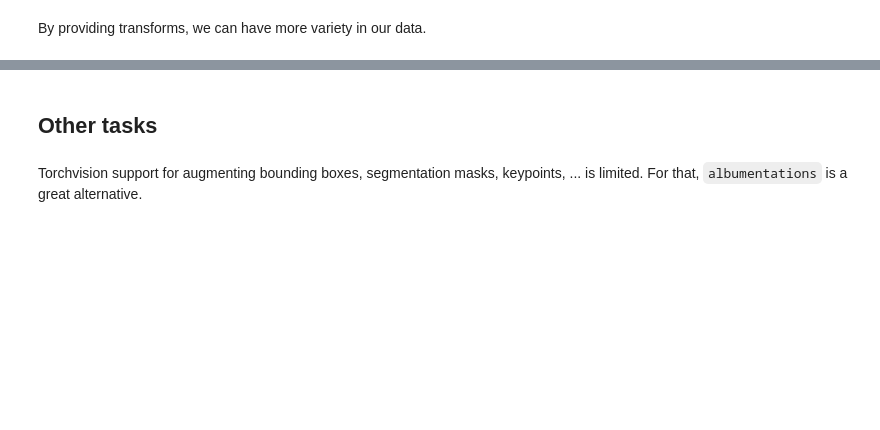
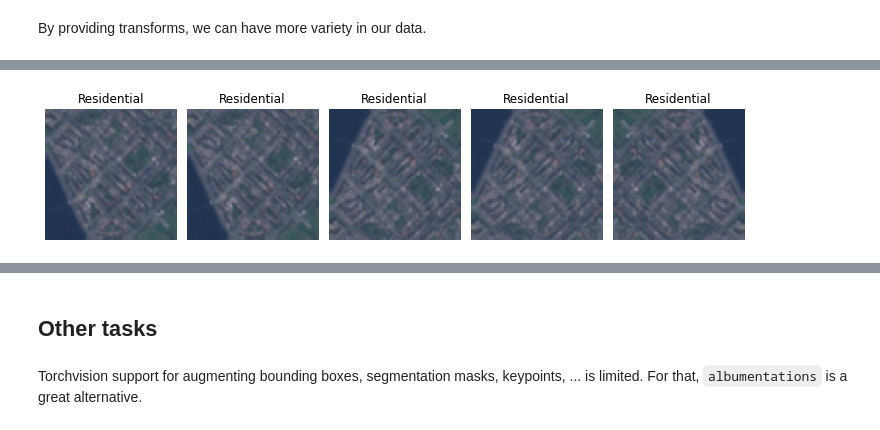
Before and after one commit to earthpulse/pytorchEO, a Jupyter notebook: tutorials/data_augmentation.ipynb, the cells around one changed output, grey strips where cells are left out. Saved outputs shown, nothing was run; the diff lists cells and outputs as text; code cells hidden in the pictures; blank space fills up the shorter version.

```diff
--- a/tutorials/data_augmentation.ipynb
+++ b/tutorials/data_augmentation.ipynb
@@ -77,0 +52,17 @@ plt.show()
+# %%
+train_trans = A.Compose([
+    A.HorizontalFlip(p=0.5),
+    A.VerticalFlip(p=0.5)
+])
+
+test_trans = A.Compose([
+    A.RandomResizedCrop(64,64)
+])
+
+
+ds = EuroSATRGB(train_trans=train_trans, test_trans=test_trans)
+ds.setup()
+# %%
+plot_sample(ds.train_ds, ds.classes, 0)
+# %% [output]
+[figure, added]
```
Also changed, not shown: parts of 10 cells of this notebook, 12 other files.
